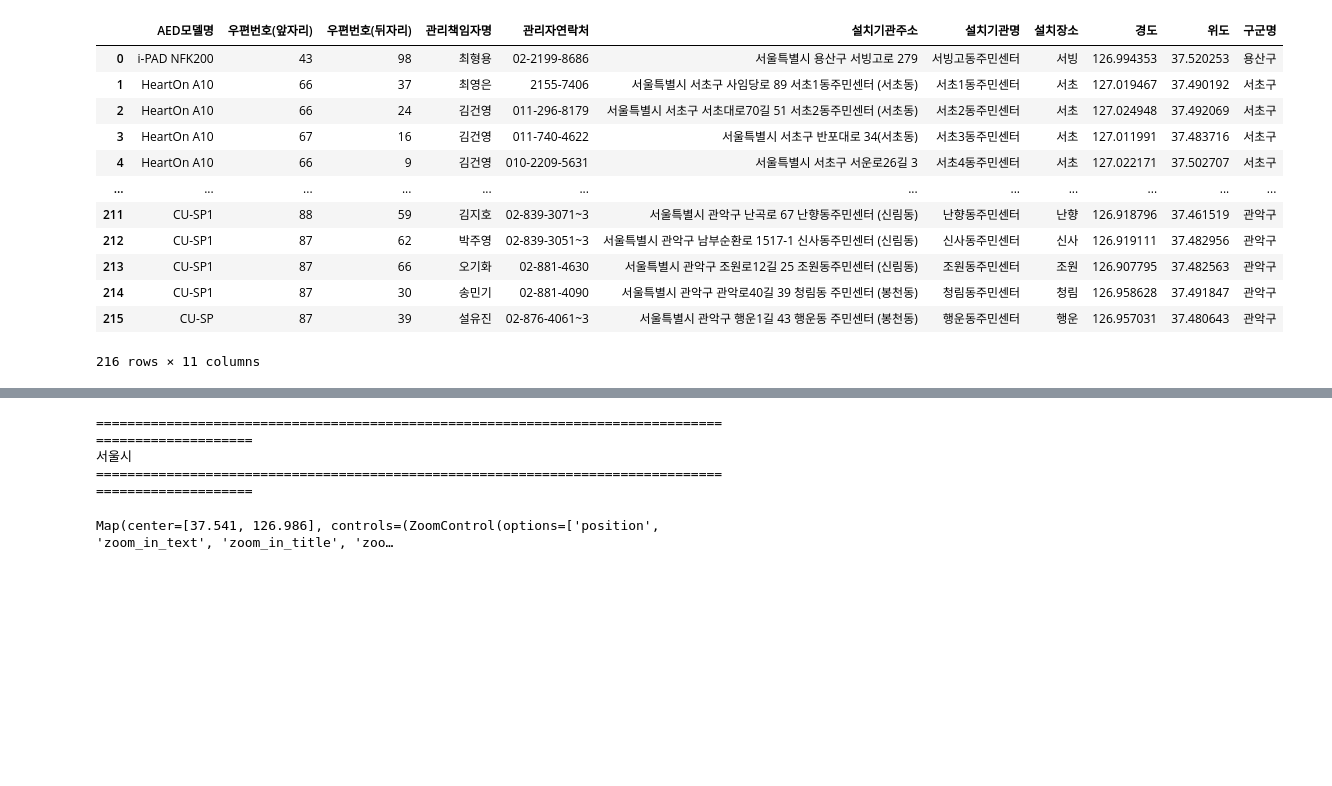
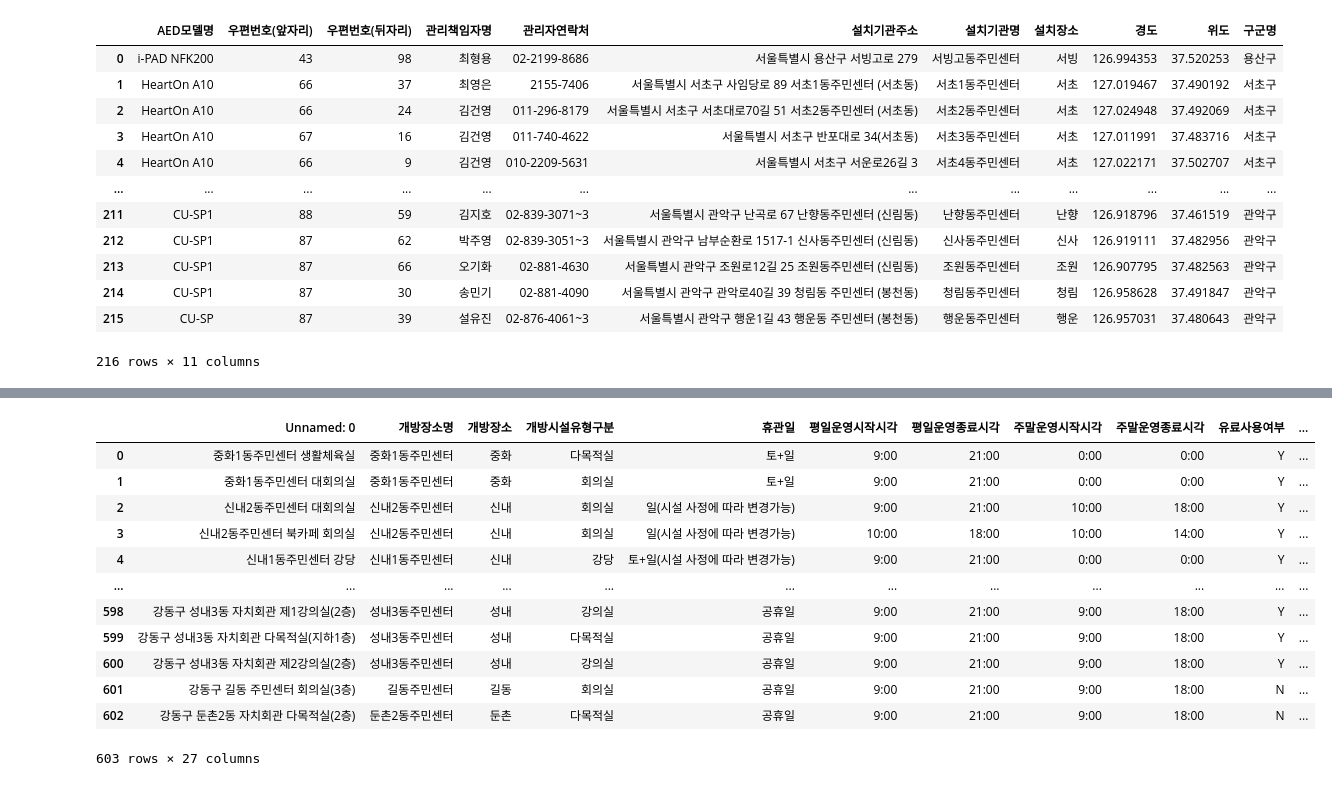
Before and after one commit to DeerWeak/pythonbasic, a Jupyter notebook: heart_need (1).ipynb, the cells around one changed output, grey strips where cells are left out. Drawn from its saved outputs; the diff is of its cells as text; code cells hidden in the pictures; blank space fills up the shorter version.

```diff
--- a/heart_need (1).ipynb
+++ b/heart_need (1).ipynb
@@ -177,36 +173,17 @@ display(df_sample.head(3))
-# %%
-## 설치현황 지도 시각화
-
-def seoul_map_set(default_location=[37.541, 126.986], default_zoom_start=15):
-    base_map = Map(center=default_location,
-                   zoom=default_zoom_start)
-    icon = Icon(icon_url='https://cdn1.iconfinder.com/data/icons/fillicons-medical-1/2000/Heartbeat-512.png', icon_size=[38, 38], icon_anchor=[22,94])
-
-
-    markers = []
-
-    # 구군별  icon 생성
-    for row in df_sample.itertuples():
-        설치장소,위도,경도 = row[1:]
-
-        # click시 나타나는 popup marker 설정하기
-        markers.append(Marker(location=[위도 , 경도], icon = icon))
-
-    marker_cluster = MarkerCluster(markers=markers)
-
-    base_map.add_layer(marker_cluster)
-
-    #맵 저장하기 변수명.save('경로.html')
-    # base_map.save('C:/python/자동심장 충격기 정보 조회(AED)(표준 데이터).html')
-    return base_map
-
-#지도 출력하기
-print('='*100)
-print('서울시 ')
-print('='*100)
-seoul_map_set()
-# %% [output]
-====================================================================================================
-서울시
-====================================================================================================
-Map(center=[37.541, 126.986], controls=(ZoomControl(options=['position', 'zoom_in_text', 'zoom_in_title', 'zoo…
+# %%
+public_office_df = pd.read_csv('data/서울시 공공시설 .csv', encoding='euc-kr')
+public_office_df
+# %% [output]
+|  | Unnamed: 0 | 개방장소명 | 개방장소 | 개방시설유형구분 | 휴관일 | 평일운영시작시각 | 평일운영종료시각 | 주말운영시작시각 | 주말운영종료시각 | 유료사용여부 | ... |
+| 0 | 중화1동주민센터 생활체육실 | 중화1동주민센터 | 중화 | 다목적실 | 토+일 | 9:00 | 21:00 | 0:00 | 0:00 | Y | ... |
+| 1 | 중화1동주민센터 대회의실 | 중화1동주민센터 | 중화 | 회의실 | 토+일 | 9:00 | 21:00 | 0:00 | 0:00 | Y | ... |
+| 2 | 신내2동주민센터 대회의실 | 신내2동주민센터 | 신내 | 회의실 | 일(시설 사정에 따라 변경가능) | 9:00 | 21:00 | 10:00 | 18:00 | Y | ... |
+| 3 | 신내2동주민센터 북카페 회의실 | 신내2동주민센터 | 신내 | 회의실 | 일(시설 사정에 따라 변경가능) | 10:00 | 18:00 | 10:00 | 14:00 | Y | ... |
+| 4 | 신내1동주민센터 강당 | 신내1동주민센터 | 신내 | 강당 | 토+일(시설 사정에 따라 변경가능) | 9:00 | 21:00 | 0:00 | 0:00 | Y | ... |
+| ... | ... | ... | ... | ... | ... | ... | ... | ... | ... | ... | ... |
+| 598 | 강동구 성내3동 자치회관 제1강의실(2층) | 성내3동주민센터 | 성내 | 강의실 | 공휴일 | 9:00 | 21:00 | 9:00 | 18:00 | Y | ... |
+| 599 | 강동구 성내3동 자치회관 다목적실(지하1층) | 성내3동주민센터 | 성내 | 다목적실 | 공휴일 | 9:00 | 21:00 | 9:00 | 18:00 | Y | ... |
+| 600 | 강동구 성내3동 자치회관 제2강의실(2층) | 성내3동주민센터 | 성내 | 강의실 | 공휴일 | 9:00 | 21:00 | 9:00 | 18:00 | Y | ... |
+| 601 | 강동구 길동 주민센터 회의실(3층) | 길동주민센터 | 길동 | 회의실 | 공휴일 | 9:00 | 21:00 | 9:00 | 18:00 | N | ... |
+| 602 | 강동구 둔촌2동 자치회관 다목적실(2층) | 둔촌2동주민센터 | 둔촌 | 다목적실 | 공휴일 | 9:00 | 21:00 | 9:00 | 18:00 | N | ... |
+603 rows × 27 columns
```
Also changed, not shown: parts of 10 cells of this notebook, 3 other files.
